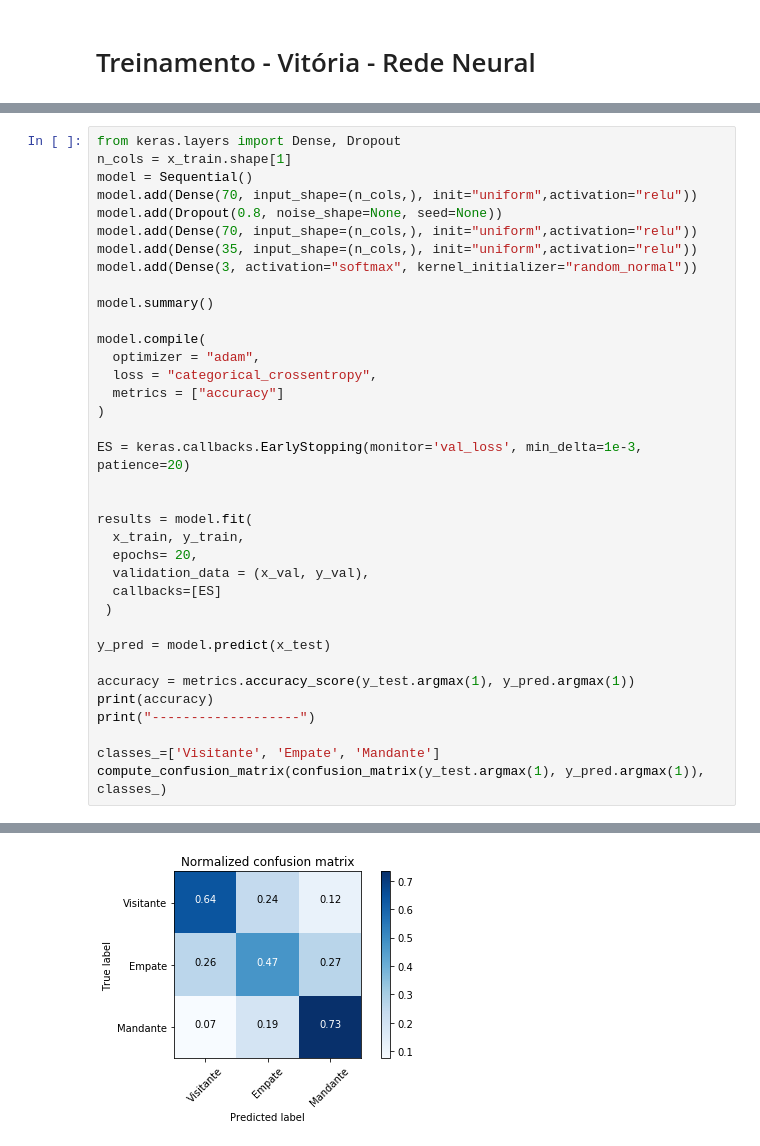
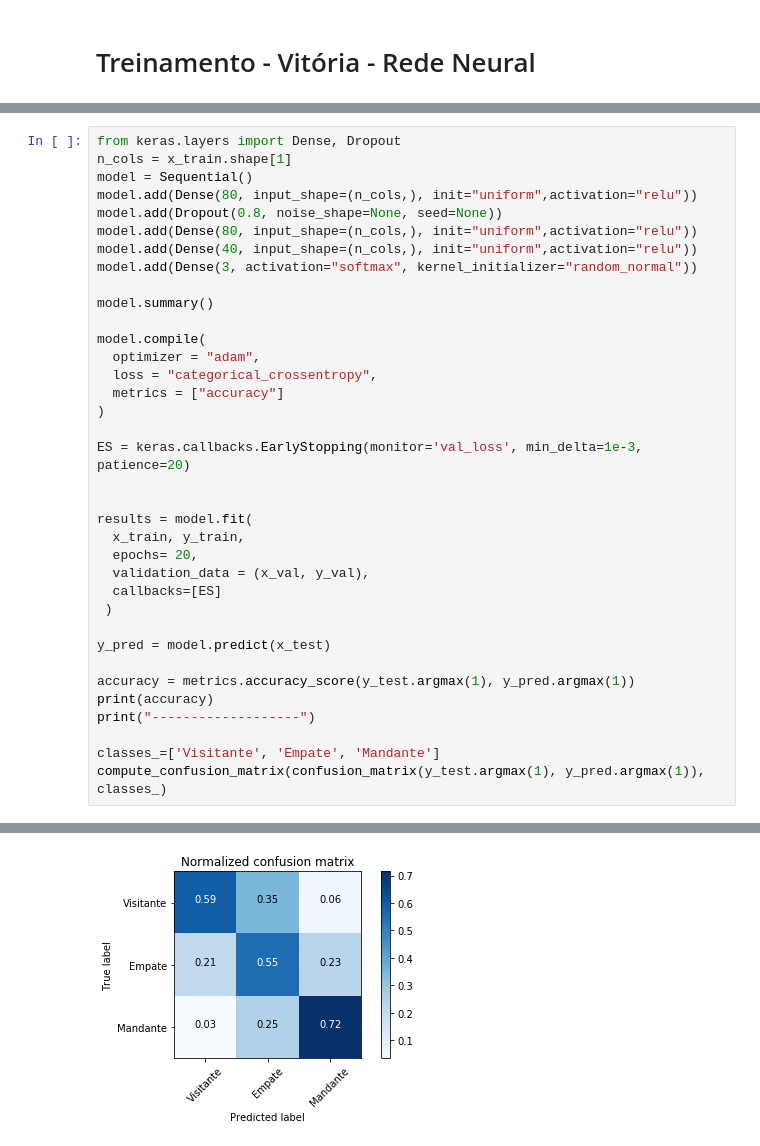
Before and after one commit to suannyfabyne/PredictFootballStatistics, a Jupyter notebook: PredictFootballStatistics.ipynb, the cells around one changed output, grey strips where cells are left out. Saved outputs shown, nothing was run; the diff lists cells and outputs as text.

```diff
--- a/PredictFootballStatistics.ipynb
+++ b/PredictFootballStatistics.ipynb
@@ -1189,10 +1189,10 @@ See the caveats in the documentation: http://pandas.pydata.org/pandas-docs/stabl
 from keras.layers import Dense, Dropout
 n_cols = x_train.shape[1]
 model = Sequential()
-model.add(Dense(70, input_shape=(n_cols,), init="uniform",activation="relu"))
+model.add(Dense(80, input_shape=(n_cols,), init="uniform",activation="relu"))
 model.add(Dropout(0.8, noise_shape=None, seed=None))
-model.add(Dense(70, input_shape=(n_cols,), init="uniform",activation="relu"))
-model.add(Dense(35, input_shape=(n_cols,), init="uniform",activation="relu"))
+model.add(Dense(80, input_shape=(n_cols,), init="uniform",activation="relu"))
+model.add(Dense(40, input_shape=(n_cols,), init="uniform",activation="relu"))
 model.add(Dense(3, activation="softmax", kernel_initializer="random_normal"))
 
 model.summary()
@@ -1260 +1260 @@ Epoch 20/20
-[figure, old version]
+[figure, new version]
```
Also changed, not shown: parts of 9 cells of this notebook.
